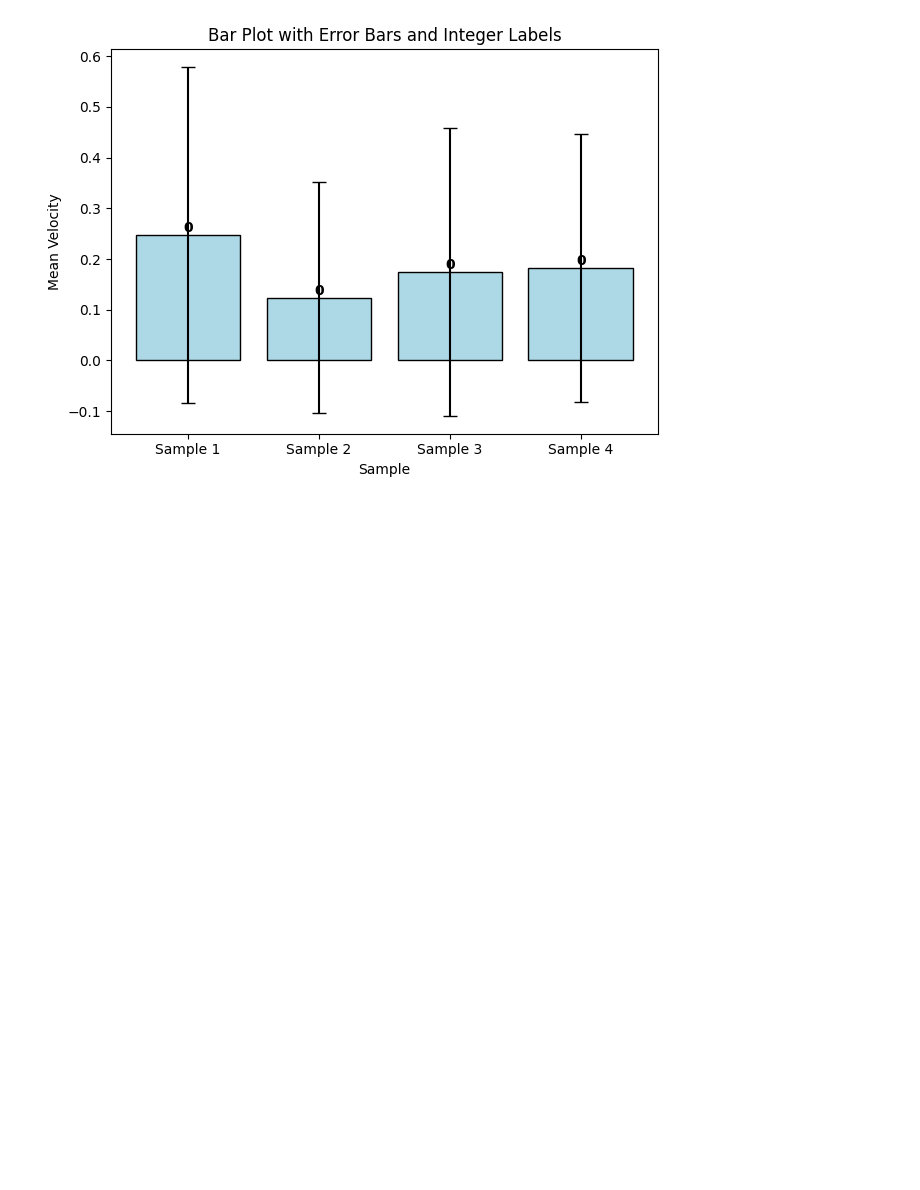
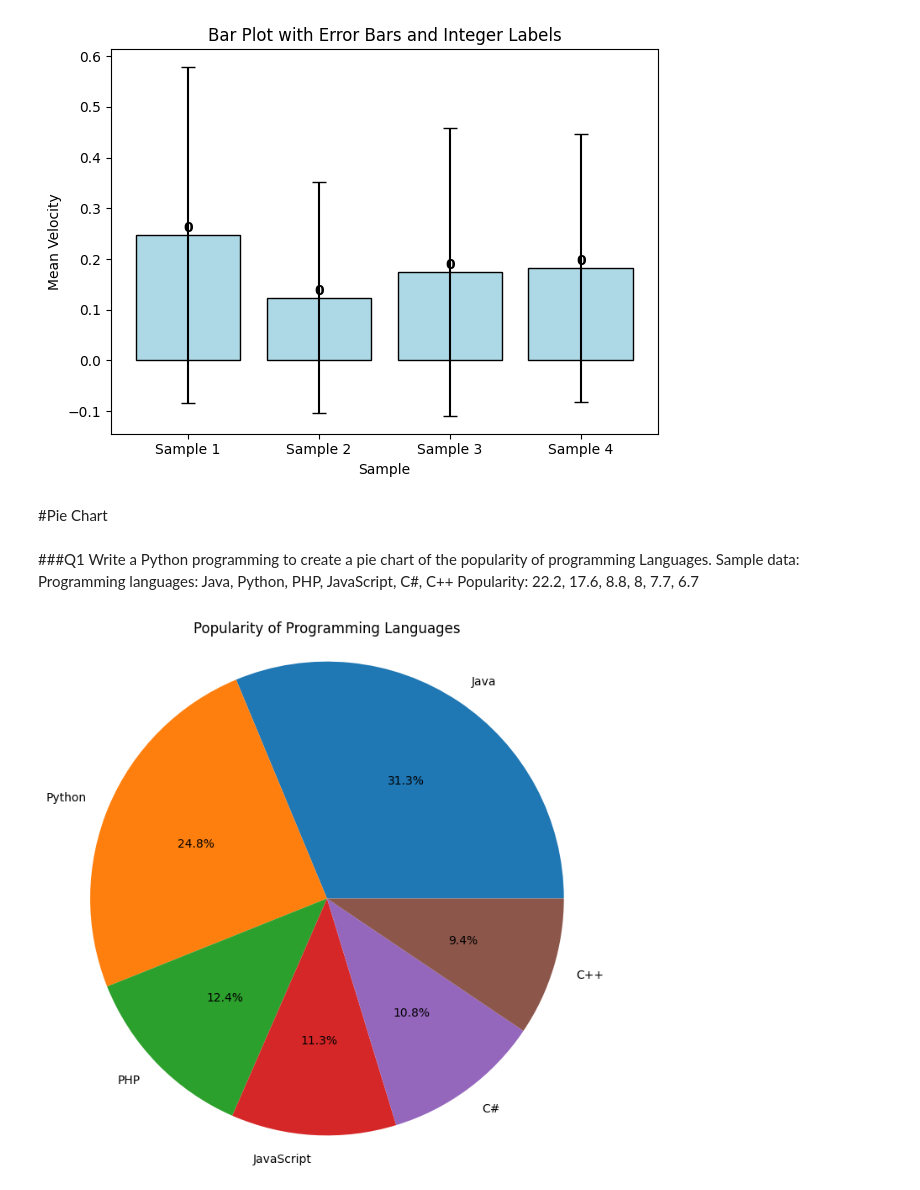
Before and after one commit to Harsh020802/Data_Analysis, a Jupyter notebook: Question.ipynb, the cells around one changed output. Drawn from its saved outputs; the diff is of its cells as text; code cells hidden in the pictures; blank space fills up the shorter version.

```diff
--- a/Question.ipynb
+++ b/Question.ipynb
@@ -446,3 +446,22 @@ plt.tight_layout()
 plt.show()
 # %% [output]
 [figure]
+# %% [markdown]
+#Pie Chart
+# %% [markdown]
+###Q1 Write a Python programming to create a pie chart of the popularity of programming
+Languages.
+Sample data:
+Programming languages: Java, Python, PHP, JavaScript, C#, C++
+Popularity: 22.2, 17.6, 8.8, 8, 7.7, 6.7
+# %%
+languages = ['Java', 'Python', 'PHP', 'JavaScript', 'C#', 'C++']
+popularity = [22.2, 17.6, 8.8, 8, 7.7, 6.7]
+
+plt.figure(figsize=(8, 8))
+plt.pie(popularity, labels=languages, autopct='%1.1f%%')
+plt.title('Popularity of Programming Languages')
+plt.axis('equal')
+plt.show()
+# %% [output]
+[figure, added]
```
Also changed, not shown: parts of 15 cells of this notebook, 1 other file.
